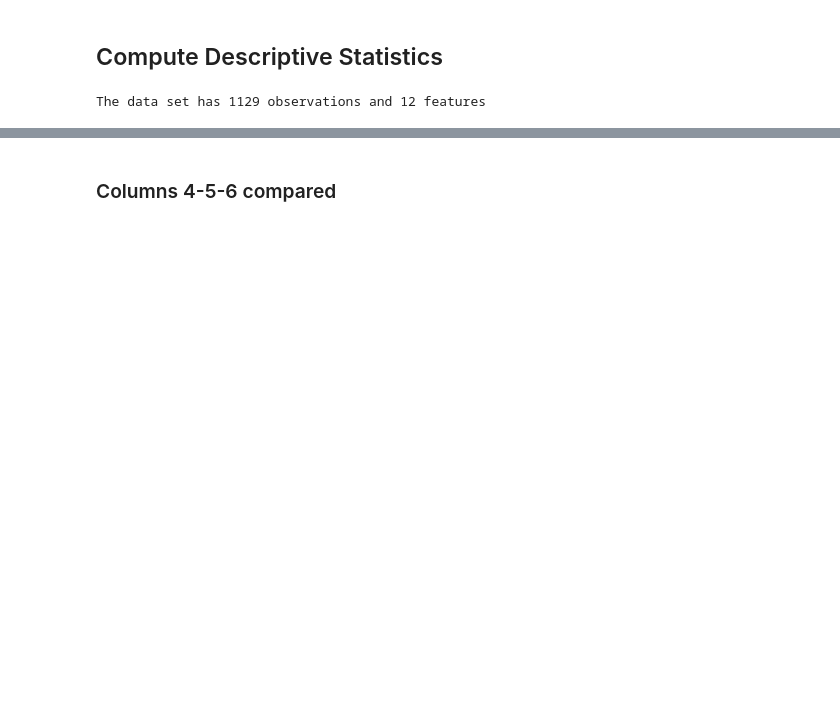
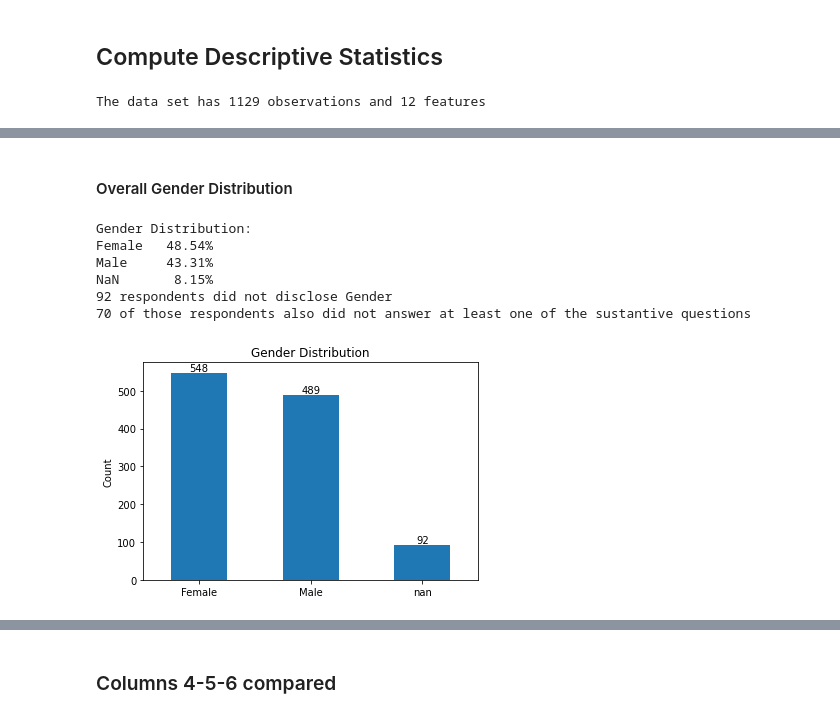
Before and after one commit to thomas-brink/MSE-231, a Jupyter notebook: assignment3/survey_analysis_notebook.ipynb, the cells around one changed output, grey strips where cells are left out. Saved outputs shown, nothing was run; the diff lists cells and outputs as text; code cells hidden in the pictures; blank space fills up the shorter version.

```diff
--- a/assignment3/survey_analysis_notebook.ipynb
+++ b/assignment3/survey_analysis_notebook.ipynb
@@ -22,3 +21,37 @@ survey_df.head()
+# %%
+# Extract question and demographics columns
+question_cols = list(survey_df.columns)[:7]
+demographic_cols = list(survey_df.columns)[7:]
+# %%
+# Create Categories for sorting
+survey_df[question_cols[2]] = pd.Categorical(survey_df[question_cols[2]],
+                                 ['A lot',
+                                  'Some',
+                                  'Not much',
+                                  'Not at all'])
+# Create Categories for sorting
+survey_df[question_cols[5]] = pd.Categorical(survey_df[question_cols[5]],
+                                 ['A lot',
+                                  'Some',
+                                  'Not much',
+                                  'Not at all'])
+survey_df['Age'] = pd.Categorical(survey_df['Age'],
+                                 ['> 60',
+                                  '45-60',
+                                  '30-44',
+                                  '18-29'])
+survey_df['Education'] = pd.Categorical(survey_df['Education'],
+                                 ['Graduate degree',
+                                  'Bachelor degree',
+                                  'Some college or Associate degree',
+                                  'High school degree',
+                                  'Less than high school degree'])
+survey_df['Household Income'] = pd.Categorical(survey_df['Household Income'],
+                                 ['$0 - $24,999',
+                                  '$25,000 - $49,999',
+                                  '$50,000 - $99,999',
+                                  '$100,000 - $149,999',
+                                  '$150,000+'])
 # %% [markdown]
 ## Compute Descriptive Statistics
 # %%
@@ -29,0 +136,20 @@ The data set has 1129 observations and 12 features
+# %% [markdown]
+#### Overall Gender Distribution
+# %%
+col_7 = survey_df.iloc[:,7].value_counts(dropna=False)
+sustantive_vs_7 = survey_df[survey_df[question_cols].isna().any(axis=1)].iloc[:,7].isna().sum()
+print(col_7.name, 'Distribution:')
+print(col_7.div(n_obs).to_string(header=False, float_format='{:,.2%}'.format))
+print('{} respondents did not disclose {}'.format(survey_df.iloc[:,7].isna().sum(), col_7.name))
+print('{} of those respondents also did not answer at least one of the sustantive questions'.format(sustantive_vs_7))
+plt_7 = col_7.plot.bar(title=col_7.name + ' Distribution', ylabel="Count", rot=0)
+for container in plt_7.containers:
+    plt_7.bar_label(container)
+# %% [output]
+Gender Distribution:
+Female   48.54%
+Male     43.31%
+NaN       8.15%
+92 respondents did not disclose Gender
+70 of those respondents also did not answer at least one of the sustantive questions
+[figure, added]
```
Also changed, not shown: parts of 96 cells of this notebook, 5 other files.
